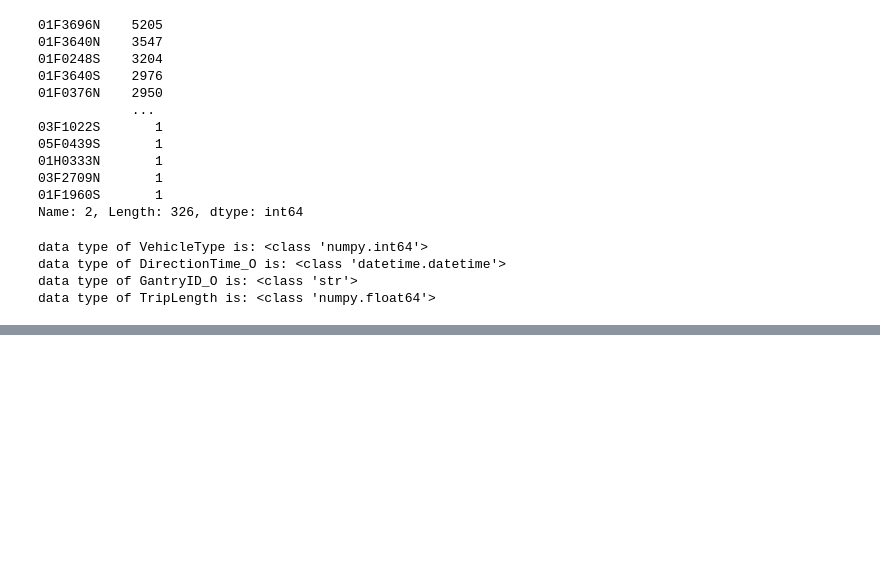
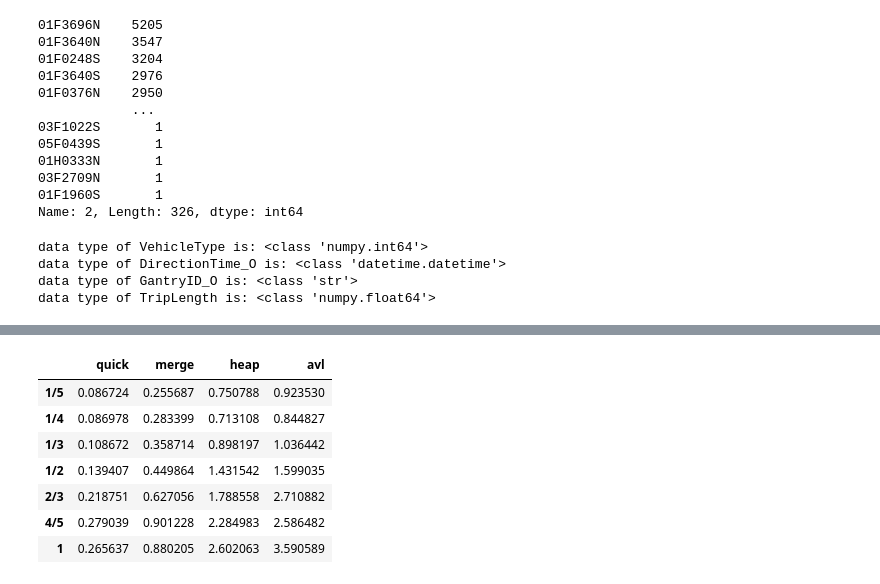
Before and after one commit to hiki-wang/msdm5051, a Jupyter notebook: sort_methods.ipynb, the cells around one changed output, grey strips where cells are left out. Drawn from its saved outputs; the diff is of its cells as text; code cells hidden in the pictures; blank space fills up the shorter version.

```diff
--- a/sort_methods.ipynb
+++ b/sort_methods.ipynb
@@ -417,3 +417,18 @@ plt.show()
+# %%
+l_index = ['1/5','1/4','1/3','1/2','2/3','4/5','1']
+time_data = {'quick':times_quick,'merge':times_merge,'heap':times_heap,'avl':times_avl}
+df = pd.DataFrame(time_data)
+df.index = l_index
+df
+# %% [output]
+|  | quick | merge | heap | avl |
+| 1/5 | 0.086724 | 0.255687 | 0.750788 | 0.923530 |
+| 1/4 | 0.086978 | 0.283399 | 0.713108 | 0.844827 |
+| 1/3 | 0.108672 | 0.358714 | 0.898197 | 1.036442 |
+| 1/2 | 0.139407 | 0.449864 | 1.431542 | 1.599035 |
+| 2/3 | 0.218751 | 0.627056 | 1.788558 | 2.710882 |
+| 4/5 | 0.279039 | 0.901228 | 2.284983 | 2.586482 |
+| 1 | 0.265637 | 0.880205 | 2.602063 | 3.590589 |
 # %%
 n = len(VT)
 sizes = [round(n/5),round(n/4),round(n/3),round(n/2),round(2*n/3),round(4*n/5),round(n)]
```
Also changed, not shown: parts of 7 cells of this notebook.
